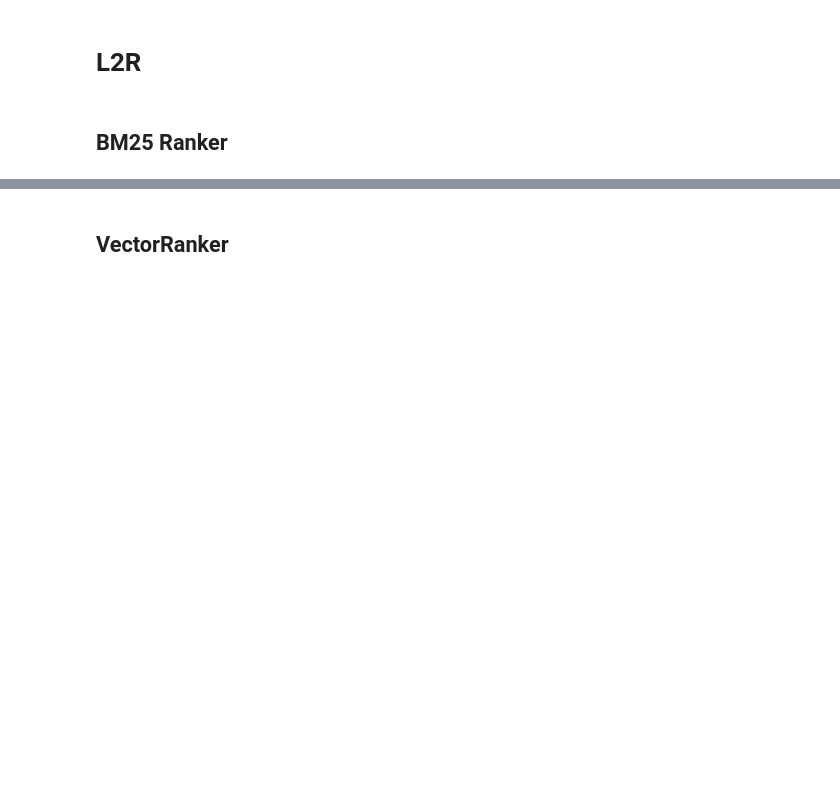
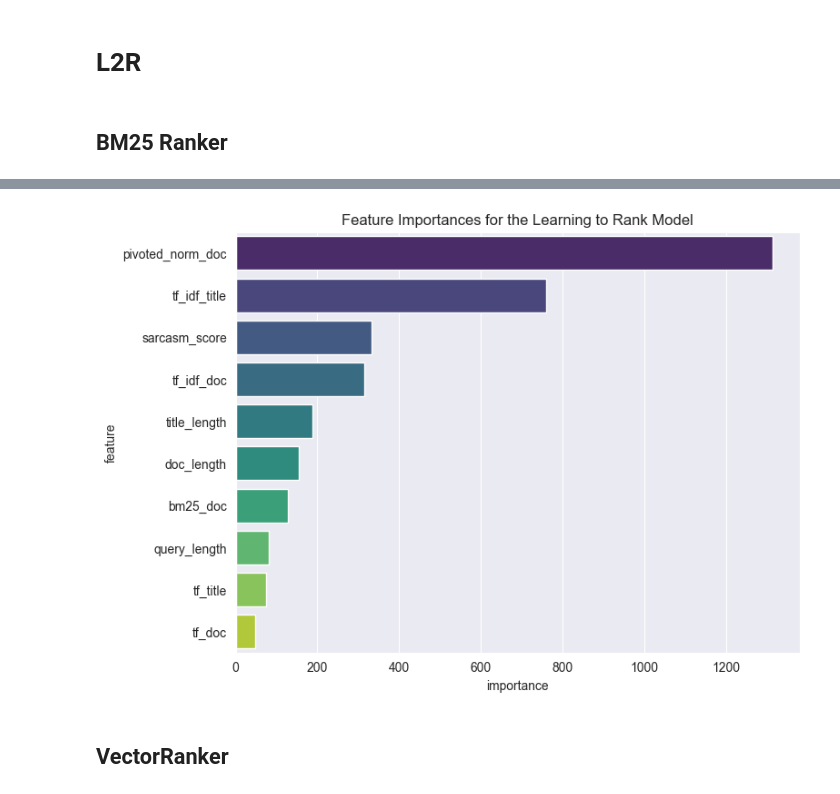
Before and after one commit to anusha-pathuri/satire-news-search-engine, a Jupyter notebook: notebooks/12_Final_Results.ipynb, the cells around one changed output, grey strips where cells are left out. Saved outputs shown, nothing was run; the diff lists cells and outputs as text; code cells hidden in the pictures; blank space fills up the shorter version.

Commit message:
pushed updated version of final results with l2r feature importances

```diff
--- a/notebooks/12_Final_Results.ipynb
+++ b/notebooks/12_Final_Results.ipynb
@@ -144,3 +145,14 @@ You can set `force_col_wise=true` to remove the overhead.
 [LightGBM] [Info] Total Bins 1404
 [LightGBM] [Info] Number of data points in the train set: 1907, number of used features: 10
 (0.1923878205128205, 0.42867017610817604)
+# %%
+feature_names = ["doc_length", "title_length", "query_length",
+                 "tf_doc", "tf_idf_doc", "tf_title", "tf_idf_title",
+                 "bm25_doc", "pivoted_norm_doc", "sarcasm_score"]
+
+feature_importances = pd.DataFrame({
+    "feature": feature_names,
+    "importance": l2r_ranker.model.model.feature_importances_
+}).sort_values("importance", ascending=False)
+
+feature_importances.head(10)
@@ -147,3 +171,11 @@ You can set `force_col_wise=true` to remove the overhead.
+# %%
+sns.set_style("darkgrid")
+plt.figure(figsize=(8, 6))
+sns.barplot(data=feature_importances, y="feature", x="importance", palette="viridis")
+plt.title("Feature Importances for the Learning to Rank Model")
+plt.show()
+# %% [output]
+[figure, added]
 # %% [markdown]
 ## VectorRanker
 # %%
```
Also changed, not shown: parts of 2 cells of this notebook.
